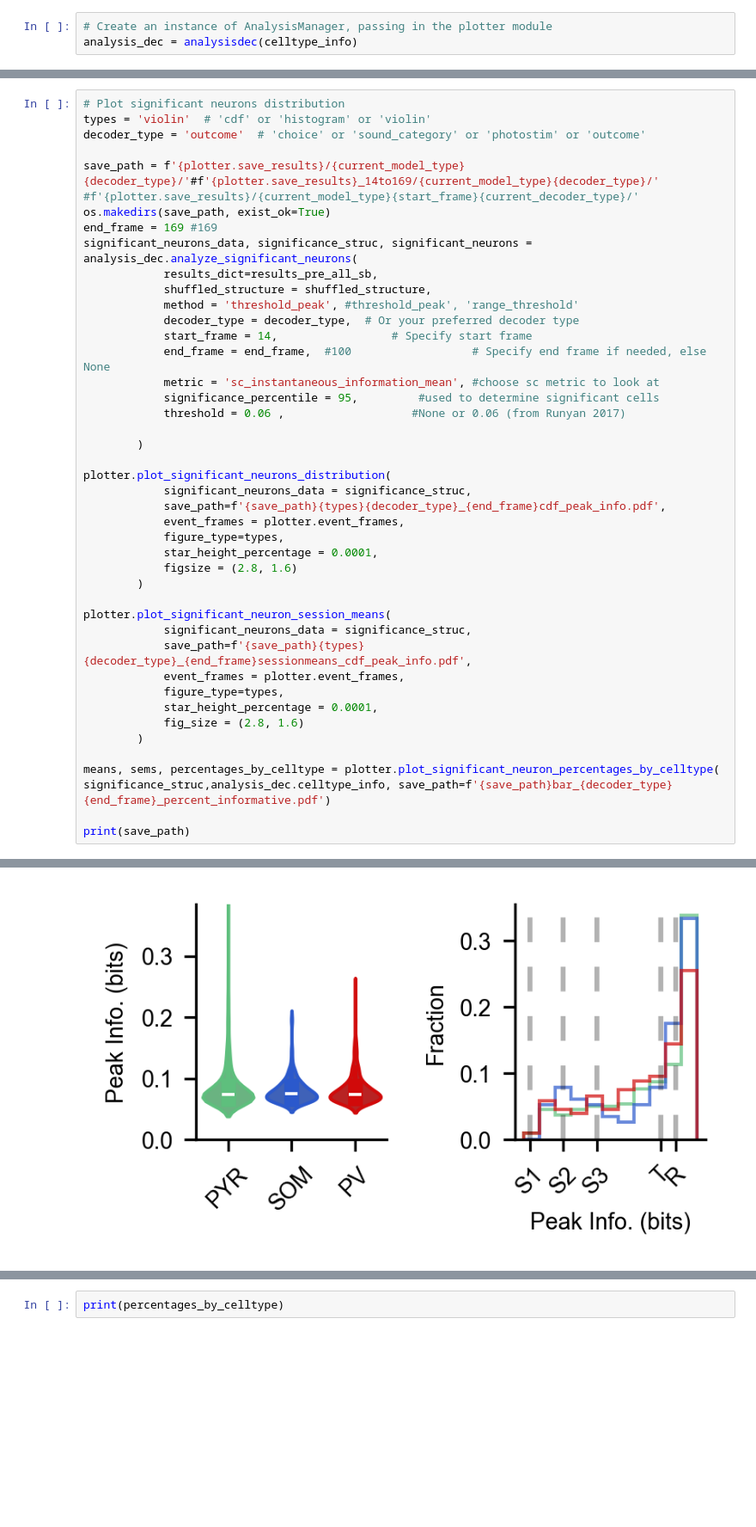
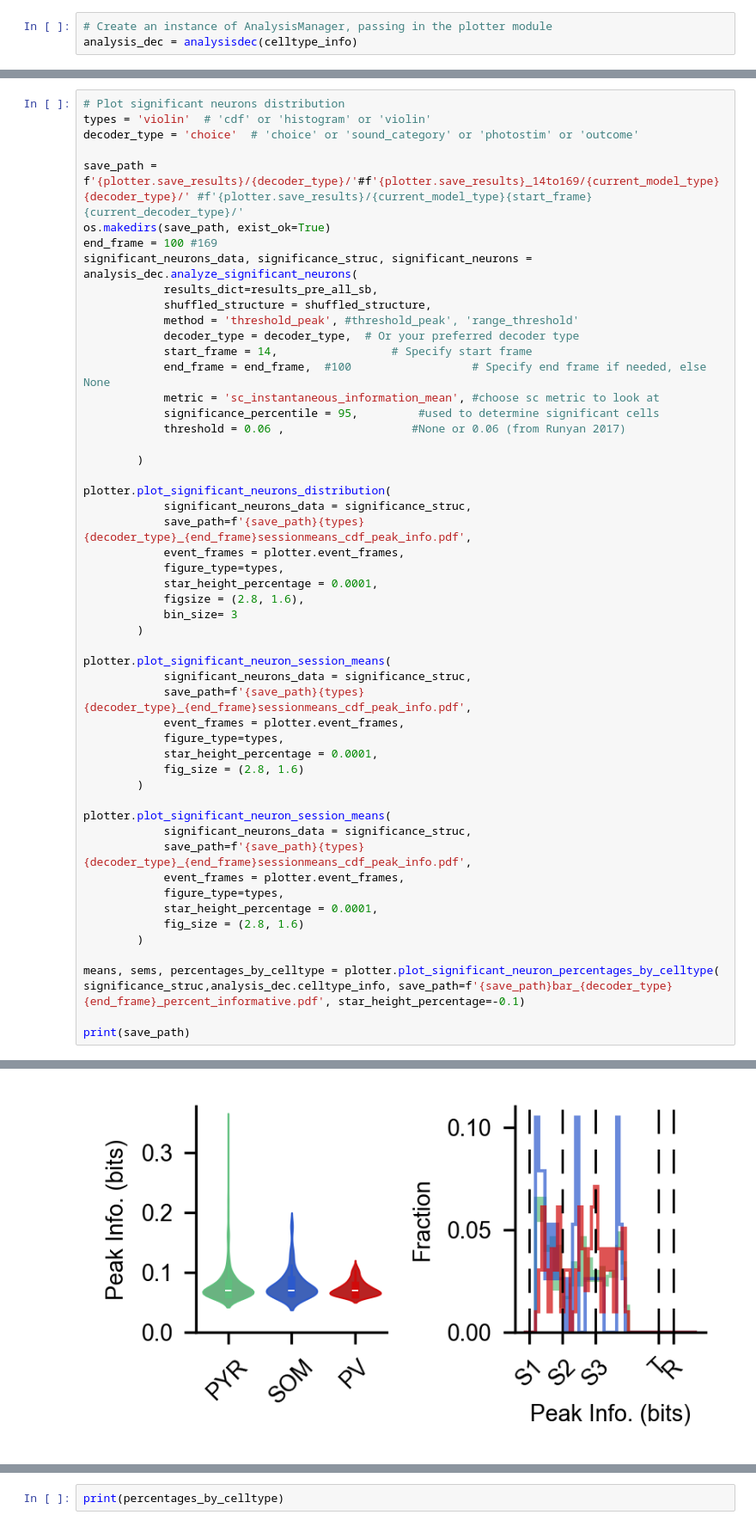
Before and after one commit to constanzabassi/GLM-analysis, a Jupyter notebook: run_glm_decoding_analysis.ipynb, the cells around one changed output, grey strips where cells are left out. Shown at 86% size. Cells and saved outputs as stored; diff of their text form; blank space fills up the shorter version.

Commit message:
update decoding code
testing plotting stuff

```diff
--- a/run_glm_decoding_analysis.ipynb
+++ b/run_glm_decoding_analysis.ipynb
@@ -526,11 +830,11 @@ current_decoder_type = 'choice'
 # %%
 # Plot significant neurons distribution
 types = 'violin'  # 'cdf' or 'histogram' or 'violin'
-decoder_type = 'outcome'  # 'choice' or 'sound_category' or 'photostim' or 'outcome'
+decoder_type = 'choice'  # 'choice' or 'sound_category' or 'photostim' or 'outcome'
 
-save_path = f'{plotter.save_results}/{current_model_type}{decoder_type}/'#f'{plotter.save_results}_14to169/{current_model_type}{decoder_type}/' #f'{plotter.save_results}/{current_model_type}{start_frame}{current_decoder_type}/'
+save_path = f'{plotter.save_results}/{decoder_type}/'#f'{plotter.save_results}_14to169/{current_model_type}{decoder_type}/' #f'{plotter.save_results}/{current_model_type}{start_frame}{current_decoder_type}/'
 os.makedirs(save_path, exist_ok=True)
-end_frame = 169 #169
+end_frame = 100 #169
 significant_neurons_data, significance_struc, significant_neurons = analysis_dec.analyze_significant_neurons(
             results_dict=results_pre_all_sb,
             shuffled_structure = shuffled_structure,
@@ -546,11 +850,12 @@ significant_neurons_data, significance_struc, significant_neurons = analysis_dec
 
 plotter.plot_significant_neurons_distribution(
             significant_neurons_data = significance_struc,
-            save_path=f'{save_path}{types}{decoder_type}_{end_frame}cdf_peak_info.pdf',
+            save_path=f'{save_path}{types}{decoder_type}_{end_frame}sessionmeans_cdf_peak_info.pdf',
             event_frames = plotter.event_frames,
             figure_type=types,
             star_height_percentage = 0.0001,
-            figsize = (2.8, 1.6)
+            figsize = (2.8, 1.6),
+            bin_size= 3
         )
 
 plotter.plot_significant_neuron_session_means(
@@ -562,7 +867,16 @@ plotter.plot_significant_neuron_session_means(
             fig_size = (2.8, 1.6)
         )
 
-means, sems, percentages_by_celltype = plotter.plot_significant_neuron_percentages_by_celltype( significance_struc,analysis_dec.celltype_info, save_path=f'{save_path}bar_{decoder_type}{end_frame}_percent_informative.pdf')
+plotter.plot_significant_neuron_session_means(
+            significant_neurons_data = significance_struc,
+            save_path=f'{save_path}{types}{decoder_type}_{end_frame}sessionmeans_cdf_peak_info.pdf',
+            event_frames = plotter.event_frames,
+            figure_type=types,
+            star_height_percentage = 0.0001,
+            fig_size = (2.8, 1.6)
+        )
+
+means, sems, percentages_by_celltype = plotter.plot_significant_neuron_percentages_by_celltype( significance_struc,analysis_dec.celltype_info, save_path=f'{save_path}bar_{decoder_type}{end_frame}_percent_informative.pdf', star_height_percentage=-0.1)
 
 print(save_path)
 # %% [output]
@@ -576 +890 @@ Permutation test locs p-value for som vs pv: 0.5323
-[figure, old version]
+[figure, new version]
```
Also changed, not shown: parts of 13 cells of this notebook, 1 other file.
